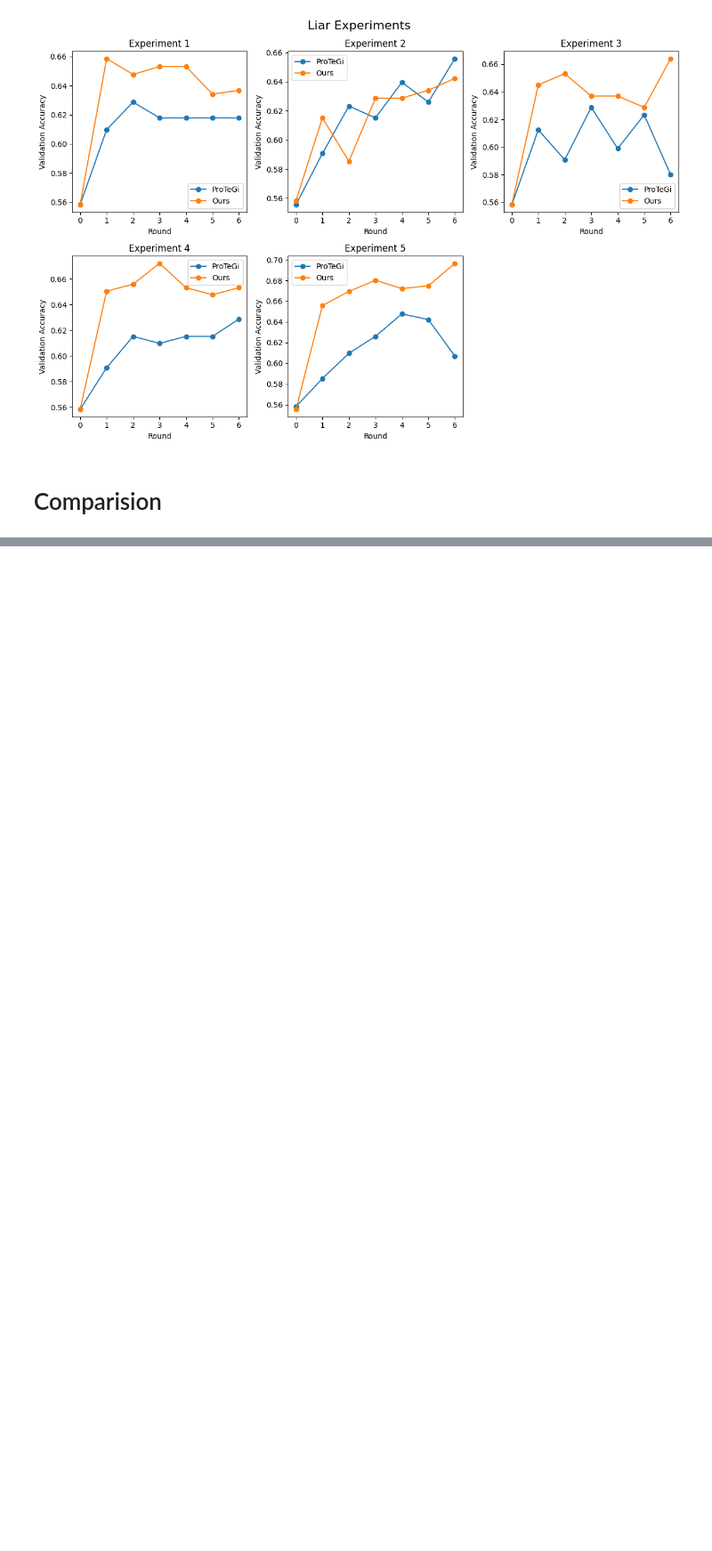
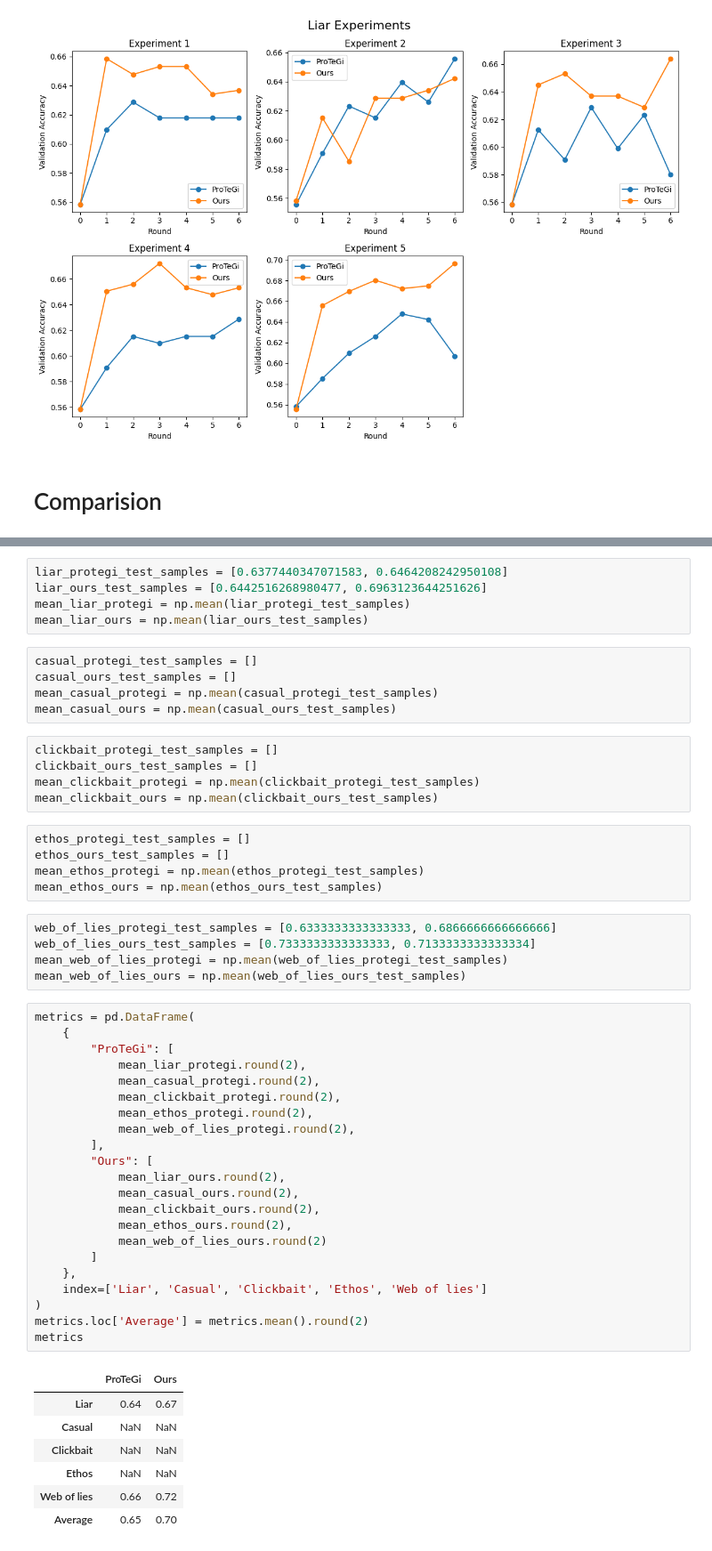
Before and after one commit to viet2005-68/APO, a Jupyter notebook: comparision.ipynb, the cells around one changed output, grey strips where cells are left out. Shown at 89% size. Cells and saved outputs as stored; diff of their text form; blank space fills up the shorter version.

```diff
--- a/comparision.ipynb
+++ b/comparision.ipynb
@@ -152,0 +203,55 @@ metrics
+# %%
+liar_protegi_test_samples = [0.6377440347071583, 0.6464208242950108]
+liar_ours_test_samples = [0.6442516268980477, 0.6963123644251626]
+mean_liar_protegi = np.mean(liar_protegi_test_samples)
+mean_liar_ours = np.mean(liar_ours_test_samples)
+# %%
+casual_protegi_test_samples = []
+casual_ours_test_samples = []
+mean_casual_protegi = np.mean(casual_protegi_test_samples)
+mean_casual_ours = np.mean(casual_ours_test_samples)
+# %%
+clickbait_protegi_test_samples = []
+clickbait_ours_test_samples = []
+mean_clickbait_protegi = np.mean(clickbait_protegi_test_samples)
+mean_clickbait_ours = np.mean(clickbait_ours_test_samples)
+# %%
+ethos_protegi_test_samples = []
+ethos_ours_test_samples = []
+mean_ethos_protegi = np.mean(ethos_protegi_test_samples)
+mean_ethos_ours = np.mean(ethos_ours_test_samples)
+# %%
+web_of_lies_protegi_test_samples = [0.6333333333333333, 0.6866666666666666]
+web_of_lies_ours_test_samples = [0.7333333333333333, 0.7133333333333334]
+mean_web_of_lies_protegi = np.mean(web_of_lies_protegi_test_samples)
+mean_web_of_lies_ours = np.mean(web_of_lies_ours_test_samples)
+# %%
+metrics = pd.DataFrame(
+    {
+        "ProTeGi": [
+            mean_liar_protegi.round(2),
+            mean_casual_protegi.round(2),
+            mean_clickbait_protegi.round(2),
+            mean_ethos_protegi.round(2),
+            mean_web_of_lies_protegi.round(2),
+        ],
+        "Ours": [
+            mean_liar_ours.round(2),
+            mean_casual_ours.round(2),
+            mean_clickbait_ours.round(2),
+            mean_ethos_ours.round(2),
+            mean_web_of_lies_ours.round(2)
+        ]
+    },
+    index=['Liar', 'Casual', 'Clickbait', 'Ethos', 'Web of lies']
+)
+metrics.loc['Average'] = metrics.mean().round(2)
+metrics
+# %% [output]
+|  | ProTeGi | Ours |
+| Liar | 0.64 | 0.67 |
+| Casual | NaN | NaN |
+| Clickbait | NaN | NaN |
+| Ethos | NaN | NaN |
+| Web of lies | 0.66 | 0.72 |
+| Average | 0.65 | 0.70 |
```
Also changed, not shown: parts of 8 cells of this notebook, 7 other files.
